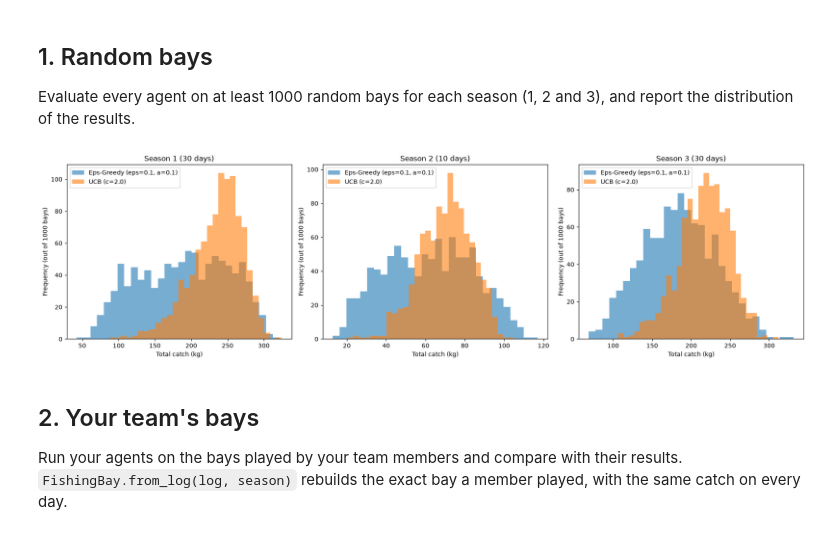
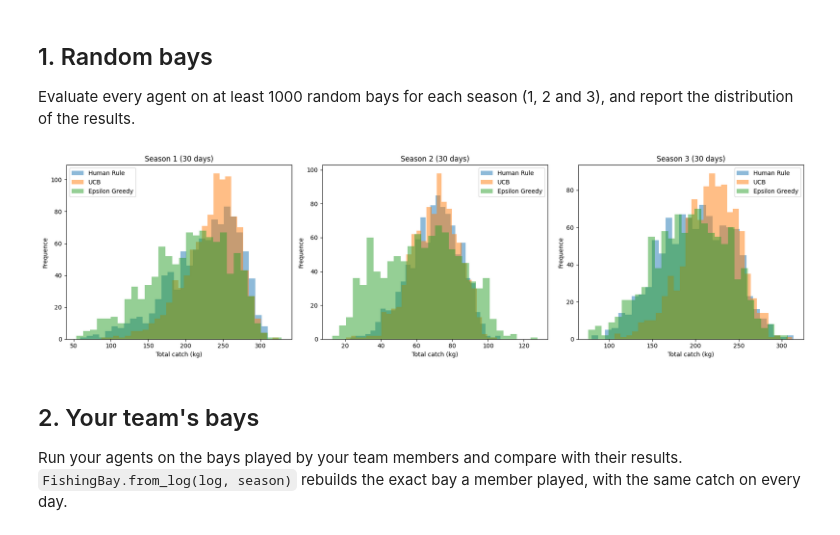
Before and after one commit to Hoomlo/project1_MALIS, a Jupyter notebook: experiment.ipynb, the cells around one changed output. Drawn from its saved outputs; the diff is of its cells as text; code cells hidden in the pictures.

Commit message:
added the test of UCB and Greedy Agent into the notebook

```diff
--- a/experiment.ipynb
+++ b/experiment.ipynb
@@ -49,47 +49,39 @@ Spots chosen: [4, 3, 2, 1, 1, 0, 0, 0, 0, 4, 3, 4, 2, 3, 4, 3, 3, 2, 2, 4, 1, 4,
 
 Evaluate every agent on at least 1000 random bays for each season (1, 2 and 3), and report the distribution of the results.
 # %%
+# Your code here
+from agents import HumanRuleAgent, UCBAgent, EpsilonGreedyAgent
 import matplotlib.pyplot as plt
-from fishing import FishingBay
-from agents import play, EpsilonGreedyAgent, UCBAgent
 
 n_bays = 1000
 seasons = [1, 2, 3]
 
-# Instantiate Epsilon-Greedy and UCB.
 agents_dict = {
-    "Eps-Greedy (eps=0.1, a=0.1)": EpsilonGreedyAgent(epsilon=0.1, alpha=0.1), # Using alpha=0.1 allows a good reaction to the non-stationarity of Season 3.
-    "UCB (c=2.0)": UCBAgent(c=2.0)
+    "Human Rule": HumanRuleAgent(), "UCB" : UCBAgent(), "Epsilon Greedy" : EpsilonGreedyAgent()
 }
 
-# Dictionary to store the results
 results = {s: {name: [] for name in agents_dict} for s in seasons}
 
 for s in seasons:
     for seed in range(n_bays):
         for name, agent in agents_dict.items():
             bay = FishingBay(season=s, seed=seed)
             total = play(agent, bay)
             results[s][name].append(total)
 
-# Display the distributions (histograms)
 fig, axes = plt.subplots(1, 3, figsize=(18, 5))
-
 for i, s in enumerate(seasons):
     for name in agents_dict:
-        axes[i].hist(results[s][name], bins=30, alpha=0.6, label=name)
-
-    days = 10 if s == 2 else 30
-
-    axes[i].set_title(f"Season {s} ({days} days)")
+        axes[i].hist(results[s][name], bins=30, alpha=0.5, label=name)
+    axes[i].set_title(f"Season {s} ({bay.days} days)")
     axes[i].set_xlabel("Total catch (kg)")
-    axes[i].set_ylabel("Frequency (out of 1000 bays)")
+    axes[i].set_ylabel("Frequence")
     axes[i].legend()
 
 plt.tight_layout()
 plt.show()
 # %% [output]
-[figure, old version]
+[figure, new version]
 # %% [markdown]
 ## 2. Your team's bays
 
```
